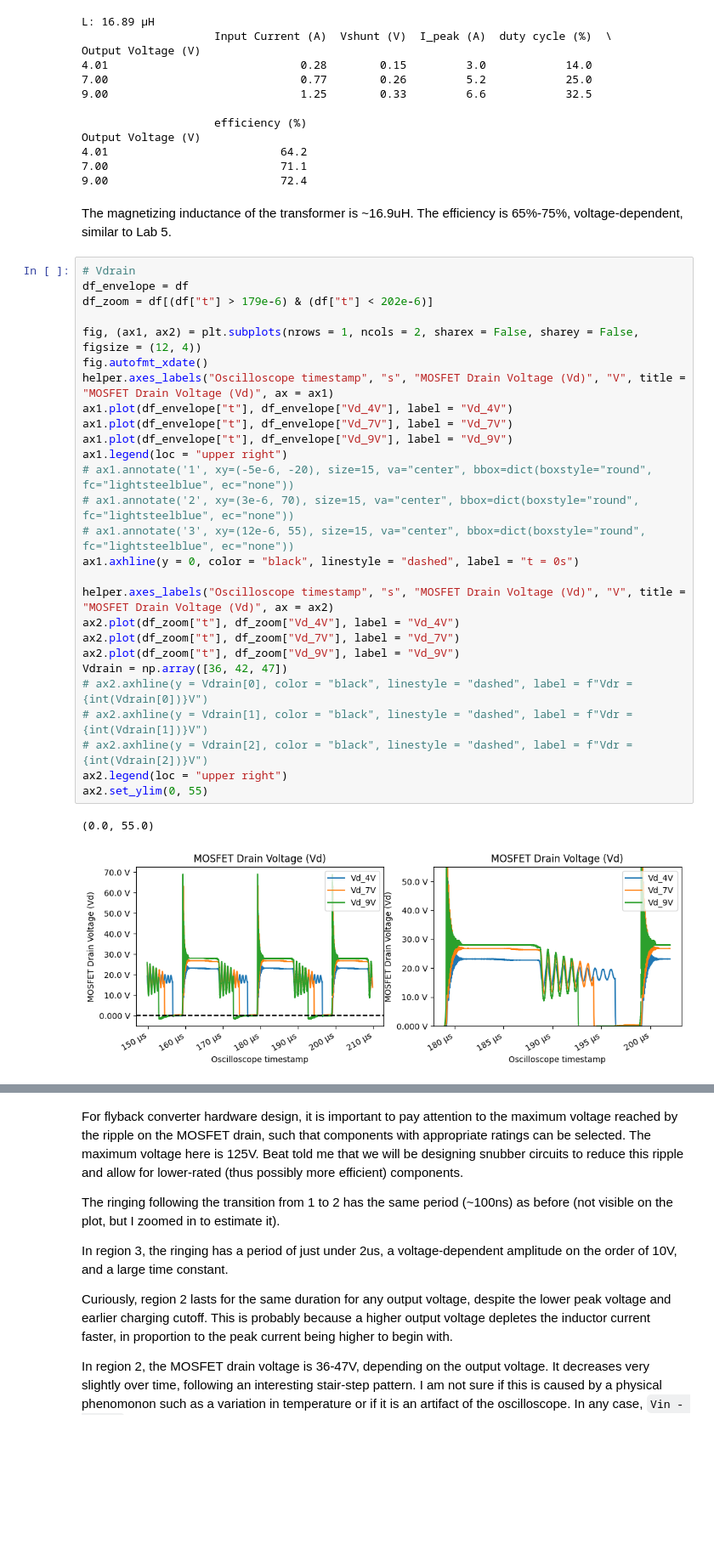
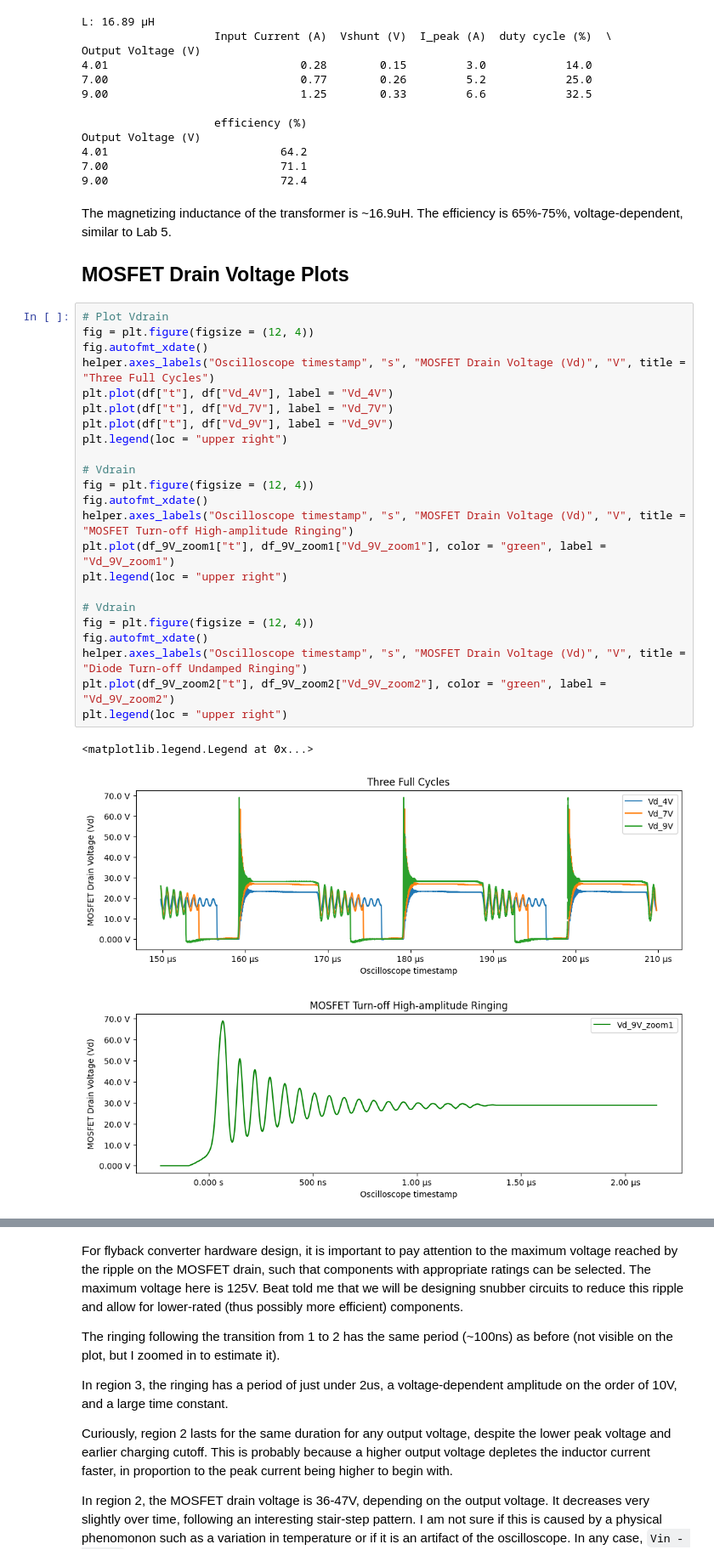
Before and after one commit to ianeyk/power-electronics, a Jupyter notebook: Lab 6/Lab6_report.ipynb, the cells around one changed output, grey strips where cells are left out. Shown at 85% size. Cells and saved outputs as stored; diff of their text form; blank space fills up the shorter version.

Commit message:
plot Vd

```diff
--- a/Lab 6/Lab6_report.ipynb
+++ b/Lab 6/Lab6_report.ipynb
@@ -131,33 +131,32 @@ Output Voltage (V)
 9.00                          72.4
 # %% [markdown]
 The magnetizing inductance of the transformer is ~16.9uH. The efficiency is 65%-75%, voltage-dependent, similar to Lab 5.
+
+## MOSFET Drain Voltage Plots
-# %%
-# Vdrain
-df_envelope = df
-df_zoom = df[(df["t"] > 179e-6) & (df["t"] < 202e-6)]
-
-fig, (ax1, ax2) = plt.subplots(nrows = 1, ncols = 2, sharex = False, sharey = False, figsize = (12, 4))
-fig.autofmt_xdate()
-helper.axes_labels("Oscilloscope timestamp", "s", "MOSFET Drain Voltage (Vd)", "V", title = "MOSFET Drain Voltage (Vd)", ax = ax1)
-ax1.plot(df_envelope["t"], df_envelope["Vd_4V"], label = "Vd_4V")
-ax1.plot(df_envelope["t"], df_envelope["Vd_7V"], label = "Vd_7V")
-ax1.plot(df_envelope["t"], df_envelope["Vd_9V"], label = "Vd_9V")
-ax1.legend(loc = "upper right")
-# ax1.annotate('1', xy=(-5e-6, -20), size=15, va="center", bbox=dict(boxstyle="round", fc="lightsteelblue", ec="none"))
-# ax1.annotate('2', xy=(3e-6, 70), size=15, va="center", bbox=dict(boxstyle="round", fc="lightsteelblue", ec="none"))
-# ax1.annotate('3', xy=(12e-6, 55), size=15, va="center", bbox=dict(boxstyle="round", fc="lightsteelblue", ec="none"))
-ax1.axhline(y = 0, color = "black", linestyle = "dashed", label = "t = 0s")
-
-helper.axes_labels("Oscilloscope timestamp", "s", "MOSFET Drain Voltage (Vd)", "V", title = "MOSFET Drain Voltage (Vd)", ax = ax2)
-ax2.plot(df_zoom["t"], df_zoom["Vd_4V"], label = "Vd_4V")
-ax2.plot(df_zoom["t"], df_zoom["Vd_7V"], label = "Vd_7V")
-ax2.plot(df_zoom["t"], df_zoom["Vd_9V"], label = "Vd_9V")
-Vdrain = np.array([36, 42, 47])
-# ax2.axhline(y = Vdrain[0], color = "black", linestyle = "dashed", label = f"Vdr = {int(Vdrain[0])}V")
-# ax2.axhline(y = Vdrain[1], color = "black", linestyle = "dashed", label = f"Vdr = {int(Vdrain[1])}V")
-# ax2.axhline(y = Vdrain[2], color = "black", linestyle = "dashed", label = f"Vdr = {int(Vdrain[2])}V")
-ax2.legend(loc = "upper right")
-ax2.set_ylim(0, 55)
-# %% [output]
-(0.0, 55.0)
-[figure, removed]
+# %%
+# Plot Vdrain
+fig = plt.figure(figsize = (12, 4))
+fig.autofmt_xdate()
+helper.axes_labels("Oscilloscope timestamp", "s", "MOSFET Drain Voltage (Vd)", "V", title = "Three Full Cycles")
+plt.plot(df["t"], df["Vd_4V"], label = "Vd_4V")
+plt.plot(df["t"], df["Vd_7V"], label = "Vd_7V")
+plt.plot(df["t"], df["Vd_9V"], label = "Vd_9V")
+plt.legend(loc = "upper right")
+
+# Vdrain
+fig = plt.figure(figsize = (12, 4))
+fig.autofmt_xdate()
+helper.axes_labels("Oscilloscope timestamp", "s", "MOSFET Drain Voltage (Vd)", "V", title = "MOSFET Turn-off High-amplitude Ringing")
+plt.plot(df_9V_zoom1["t"], df_9V_zoom1["Vd_9V_zoom1"], color = "green", label = "Vd_9V_zoom1")
+plt.legend(loc = "upper right")
+
+# Vdrain
+fig = plt.figure(figsize = (12, 4))
+fig.autofmt_xdate()
+helper.axes_labels("Oscilloscope timestamp", "s", "MOSFET Drain Voltage (Vd)", "V", title = "Diode Turn-off Undamped Ringing")
+plt.plot(df_9V_zoom2["t"], df_9V_zoom2["Vd_9V_zoom2"], color = "green", label = "Vd_9V_zoom2")
+plt.legend(loc = "upper right")
+# %% [output]
+<matplotlib.legend.Legend at 0x...>
+[figure, added]
+[figure, added]
```
Also changed, not shown: parts of 1 cell of this notebook.
